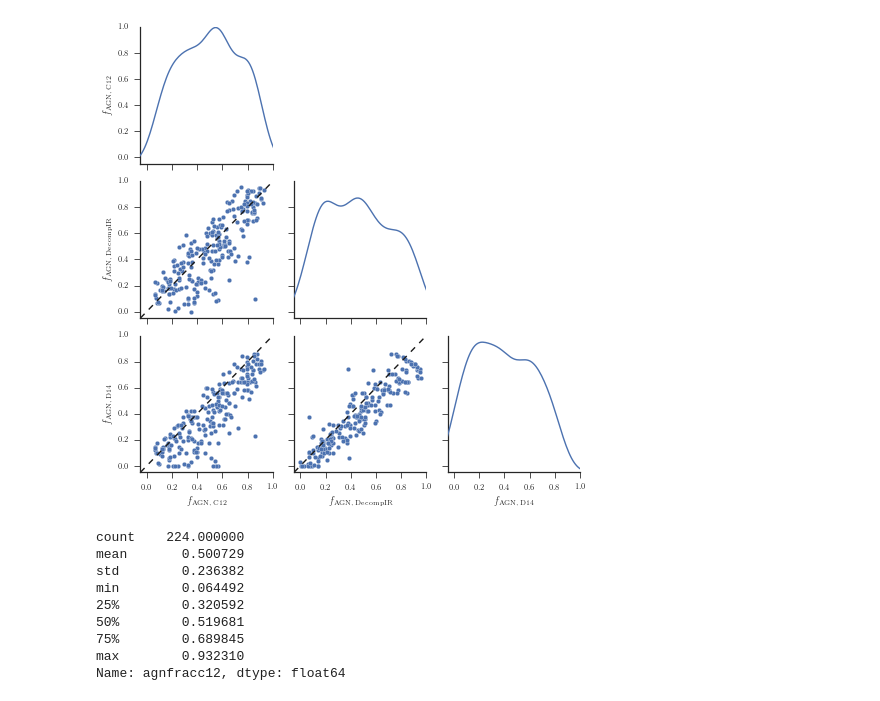
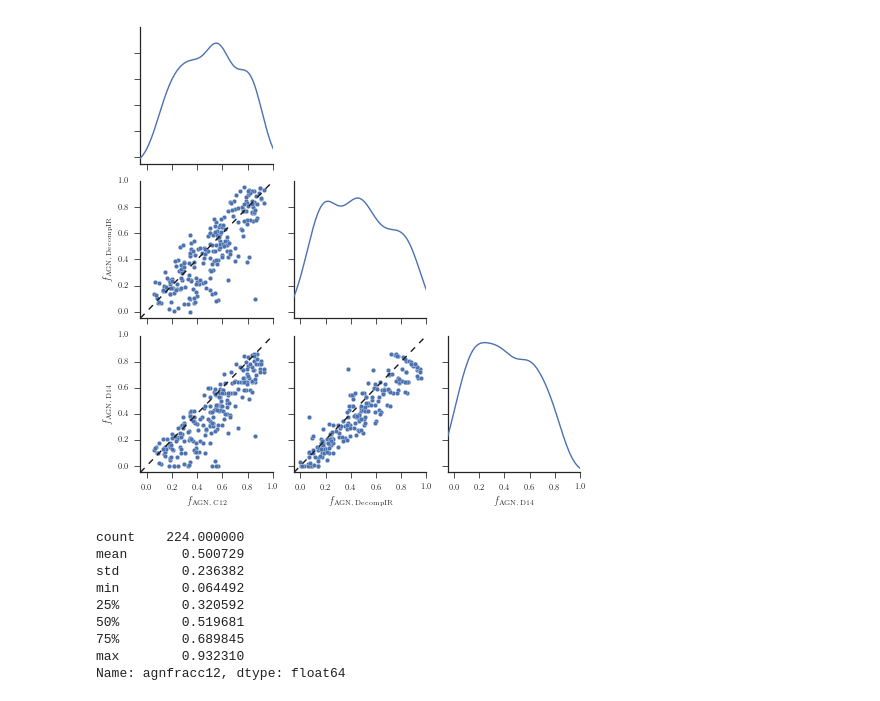
Before and after one commit to ttshimiz/bat-agn-sed-fitting-paper, a Jupyter notebook: ipython_notebooks/agn-frac-comparison.ipynb, the cells around one changed output. Drawn from its saved outputs; the diff is of its cells as text; code cells hidden in the pictures.

```diff
--- a/ipython_notebooks/agn-frac-comparison.ipynb
+++ b/ipython_notebooks/agn-frac-comparison.ipynb
@@ -18,7 +24,7 @@ execfile('../code/figure-setup.py')
 # Upload the fitting results for each model
 bat_casey = pd.read_csv('/Users/ttshimiz/Github/bat-agn-sed-fitting/'+
                         'analysis/casey_bayes_results/beta_fixed_2_wturn_gaussianPrior/'+
-                        'final_fit_results_beta_fixed_2_wturn_gaussianPrior_v3.csv', index_col=0)
+                        'final_fit_results_beta_fixed_2_wturn_gaussianPrior_v4.csv', index_col=0)
 bat_casey_undetected = pd.read_csv(casey_dir+'beta_fixed_2_wturn_gaussianPrior/final_fit_results_beta_fixed_2_wturn_gaussianPrior_undetected.csv', index_col=0)
 
 bat_decompir = pd.read_csv('/Users/ttshimiz/Github/bat-agn-sed-fitting/analysis/decompir_results/sb+arp220/final_fit_results_decompir_sb_and_arp220_mle.csv', index_col=0)
@@ -28,7 +34,7 @@ bat_decompir_undetected = pd.read_csv(sed_fit_dir+'analysis/decompir_results/sb+
 
 bat_dale14 = pd.read_csv('/Users/ttshimiz/Github/bat-agn-sed-fitting/analysis/dale14_results/final_fit_results_dale14.csv', index_col=0)
 bat_dale14_undetected = pd.read_csv(sed_fit_dir+'analysis/dale14_results/final_fit_results_dale14_undetected.csv', index_col=0)
-
+bat_dale14_uncertain = pd.read_csv(sed_fit_dir+'analysis/dale14_results/final_fit_results_dale14_uncertainties.csv', index_col=0)
 # Remove 'bad' sources
 bad_sources = np.array(['PICTORA', '3C111.0', '3C120',
                         '2MASXJ23272195+1524375', 'PKS2331-240',
@@ -46,41 +52,41 @@ bat_info = pd.read_csv(data_dir+'bat_info.csv', index_col=0)
 bat_agn_frac = pd.DataFrame(index = bat_info.index)
 bat_agn_frac['agnfracc12'] = bat_casey['agn_frac'][bat_casey['agn_frac_16'] > 0]
 bat_agn_frac['agnfracdecompir'] = bat_decompir['agn_frac']
-bat_agn_frac['agnfracd14'] = bat_dale14['agn_frac']
+bat_agn_frac['agnfracd14'] = bat_dale14['agn_frac_total']
 
 bat_agn_frac = bat_agn_frac.dropna()
 # %%
 # Plot the correlation between each LIR using seaborn's pairplot method
 g = sn.pairplot(bat_agn_frac, diag_kind="kde", size=textwidth/3., aspect=1.)
 for i, j in zip(*np.triu_indices_from(g.axes, 1)):
     g.axes[i, j].set_visible(False)
 
 for i,ax in enumerate(g.axes[-1,:]):
     if i == 0:
         ax.xaxis.set_label_text(r'$f_{\rm AGN,\,C12}$')
     elif i == 1:
         ax.xaxis.set_label_text(r'$f_{\rm AGN,\,DecompIR}$')
     elif i == 2:
         ax.xaxis.set_label_text(r'$f_{\rm AGN,\,D14}$')
 
 for i,ax in enumerate(g.axes[:,0]):
     if i == 0:
-        ax.yaxis.set_label_text(r'$f_{\rm AGN,\,C12}$')
-        #ax.yaxis.set_ticklabels([])
+        ax.yaxis.set_label_text('')
+        ax.yaxis.set_ticklabels([])
     elif i == 1:
         ax.yaxis.set_label_text(r'$f_{\rm AGN,\,DecompIR}$')
     elif i == 2:
         ax.yaxis.set_label_text(r'$f_{\rm AGN,\,D14}$')
 
 for i, j in zip(*np.tril_indices_from(g.axes, 1)):
     g.axes[i,j].set_xlim(-0.05, 1.0)
     g.axes[i,j].xaxis.set_ticks([0.0, 0.2, 0.4, 0.6, 0.8, 1.0])
     g.axes[i,j].set_ylim(-0.05, 1.0)
     if i != j:
         g.axes[i,j].plot(np.arange(-0.05, 1.01, 0.001), np.arange(-0.05, 1.01, 0.001), 'k--')
 g.fig.savefig(figsave_dir+'agn_frac-comparison.pdf', bbox_inches='tight')
 # %% [output]
-[figure, old version]
+[figure, new version]
 # %%
 bat_agn_frac['agnfracc12'].describe()
 # %% [output]
```
Also changed, not shown: parts of 17 cells of this notebook, 18 other files.
